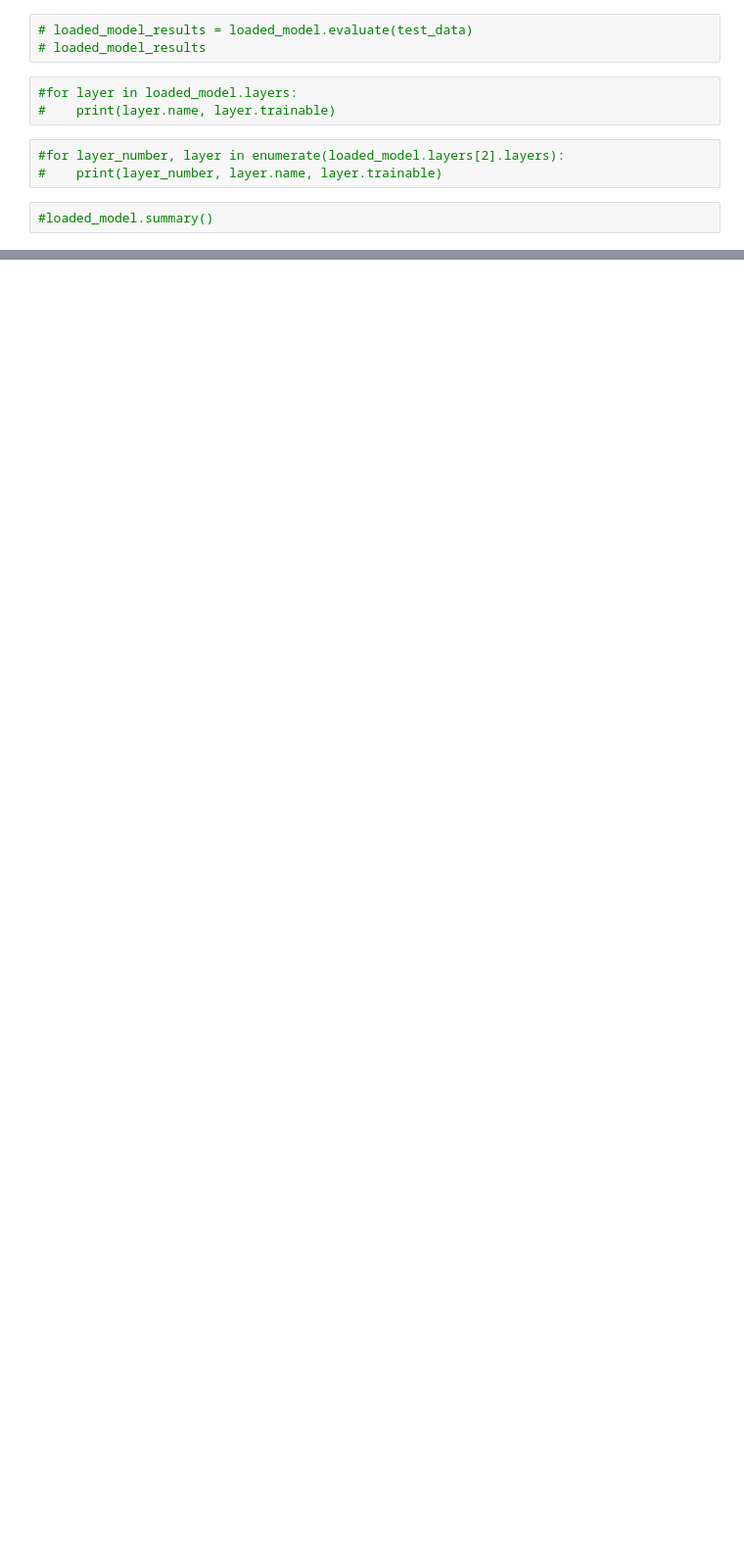
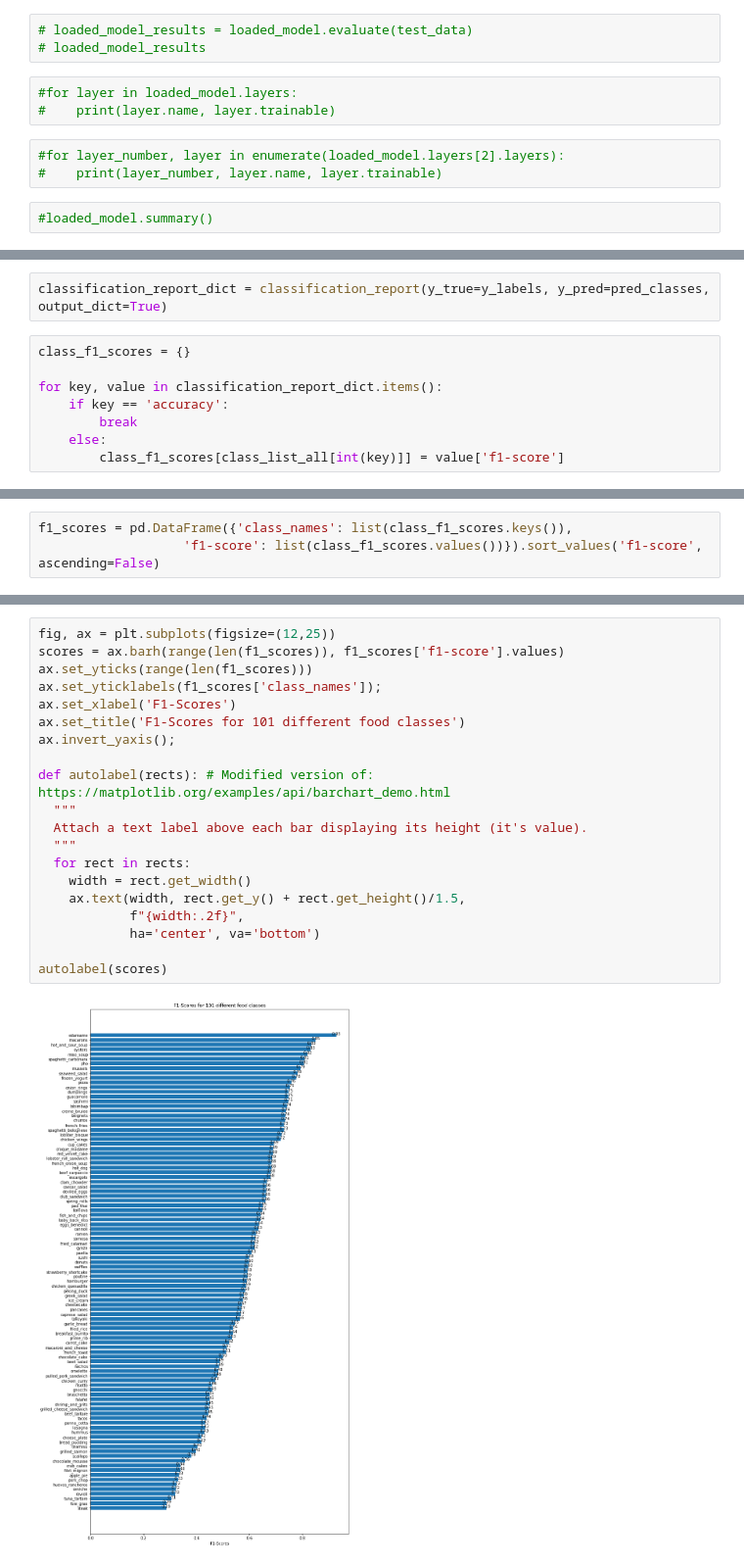
Before and after one commit to jjaimwork/CNN-Computer-Vision-Food-Vision-From-Scratch, a Jupyter notebook: CNN - Scaling Up to 101 Classes.ipynb, the cells around one changed output, grey strips where cells are left out. Shown at 98% size. Saved outputs shown, nothing was run; the diff lists cells and outputs as text; blank space fills up the shorter version.

```diff
--- a/CNN - Scaling Up to 101 Classes.ipynb
+++ b/CNN - Scaling Up to 101 Classes.ipynb
@@ -354,0 +633,10 @@ make_confusion_matrix(y_true=y_labels, y_pred=pred_classes, classes=class_list_a
+# %%
+classification_report_dict = classification_report(y_true=y_labels, y_pred=pred_classes, output_dict=True)
+# %%
+class_f1_scores = {}
+
+for key, value in classification_report_dict.items():
+    if key == 'accuracy':
+        break
+    else:
+        class_f1_scores[class_list_all[int(key)]] = value['f1-score']
@@ -354,0 +663,3 @@ make_confusion_matrix(y_true=y_labels, y_pred=pred_classes, classes=class_list_a
+# %%
+f1_scores = pd.DataFrame({'class_names': list(class_f1_scores.keys()),
+                   'f1-score': list(class_f1_scores.values())}).sort_values('f1-score', ascending=False)
@@ -354,0 +681,22 @@ make_confusion_matrix(y_true=y_labels, y_pred=pred_classes, classes=class_list_a
+# %%
+fig, ax = plt.subplots(figsize=(12,25))
+scores = ax.barh(range(len(f1_scores)), f1_scores['f1-score'].values)
+ax.set_yticks(range(len(f1_scores)))
+ax.set_yticklabels(f1_scores['class_names']);
+ax.set_xlabel('F1-Scores')
+ax.set_title('F1-Scores for 101 different food classes')
+ax.invert_yaxis();
+
+def autolabel(rects): # Modified version of: https://matplotlib.org/examples/api/barchart_demo.html
+  """
+  Attach a text label above each bar displaying its height (it's value).
+  """
+  for rect in rects:
+    width = rect.get_width()
+    ax.text(width, rect.get_y() + rect.get_height()/1.5,
+            f"{width:.2f}",
+            ha='center', va='bottom')
+
+autolabel(scores)
+# %% [output]
+[figure, added]
```
Also changed, not shown: parts of 58 cells of this notebook, 1 other file.
